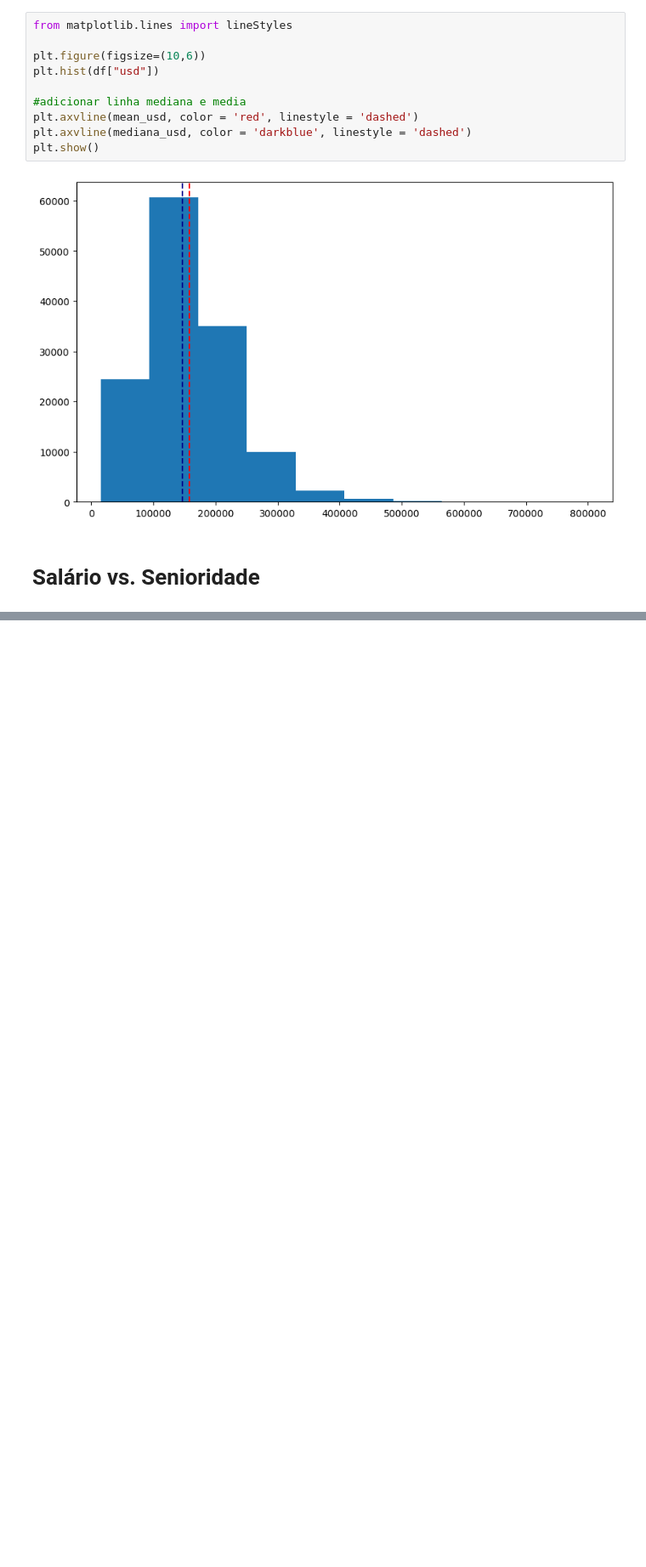
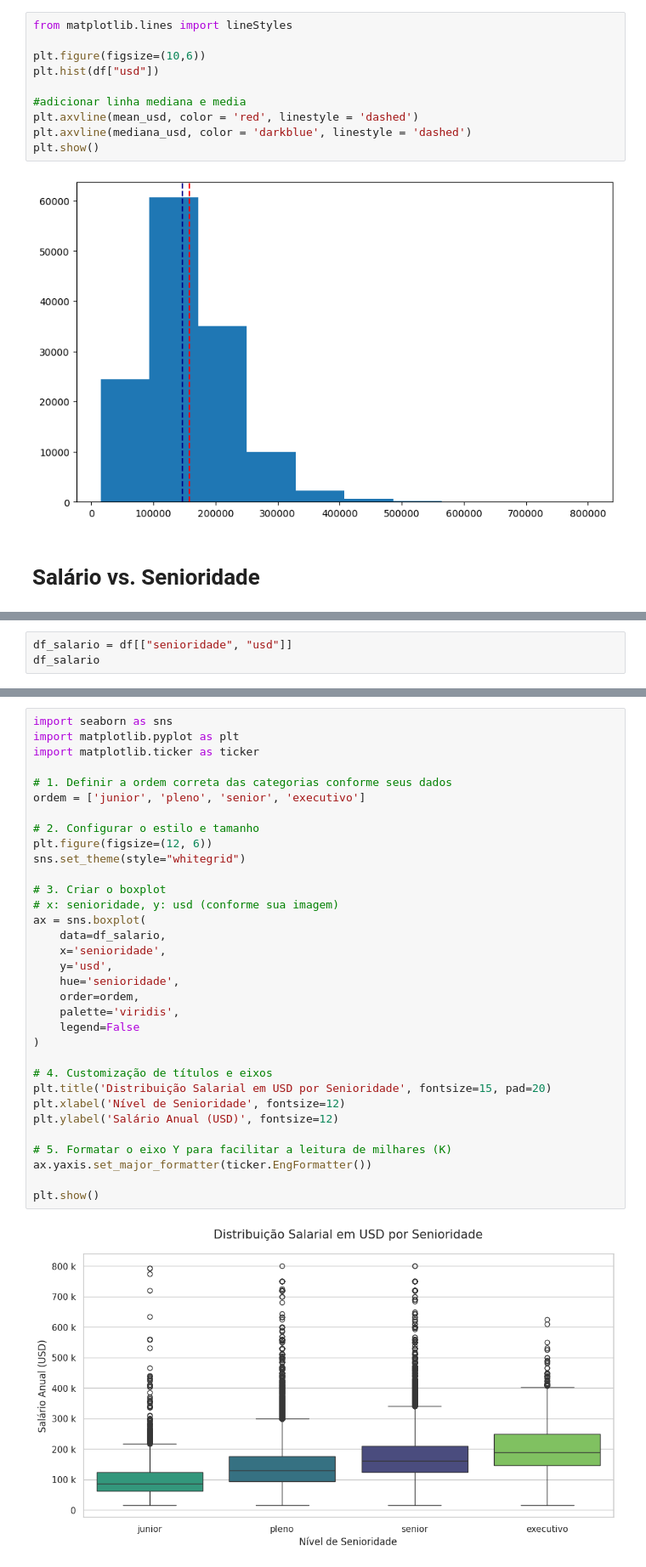
Before and after one commit to beatrizdfs/portfolio_projetos, a Jupyter notebook: Estatística_com_python.ipynb, the cells around one changed output, grey strips where cells are left out. Shown at 85% size. Cells and saved outputs as stored; diff of their text form; blank space fills up the shorter version.

```diff
--- a/Estatística_com_python.ipynb
+++ b/Estatística_com_python.ipynb
@@ -161,0 +172,3 @@ plt.show()
+# %%
+df_salario = df[["senioridade", "usd"]]
+df_salario
@@ -161,0 +189,35 @@ plt.show()
+# %%
+import seaborn as sns
+import matplotlib.pyplot as plt
+import matplotlib.ticker as ticker
+
+# 1. Definir a ordem correta das categorias conforme seus dados
+ordem = ['junior', 'pleno', 'senior', 'executivo']
+
+# 2. Configurar o estilo e tamanho
+plt.figure(figsize=(12, 6))
+sns.set_theme(style="whitegrid")
+
+# 3. Criar o boxplot
+# x: senioridade, y: usd (conforme sua imagem)
+ax = sns.boxplot(
+    data=df_salario,
+    x='senioridade',
+    y='usd',
+    hue='senioridade',
+    order=ordem,
+    palette='viridis',
+    legend=False
+)
+
+# 4. Customização de títulos e eixos
+plt.title('Distribuição Salarial em USD por Senioridade', fontsize=15, pad=20)
+plt.xlabel('Nível de Senioridade', fontsize=12)
+plt.ylabel('Salário Anual (USD)', fontsize=12)
+
+# 5. Formatar o eixo Y para facilitar a leitura de milhares (K)
+ax.yaxis.set_major_formatter(ticker.EngFormatter())
+
+plt.show()
+# %% [output]
+[figure, added]
```
Also changed, not shown: parts of 2 cells of this notebook.
